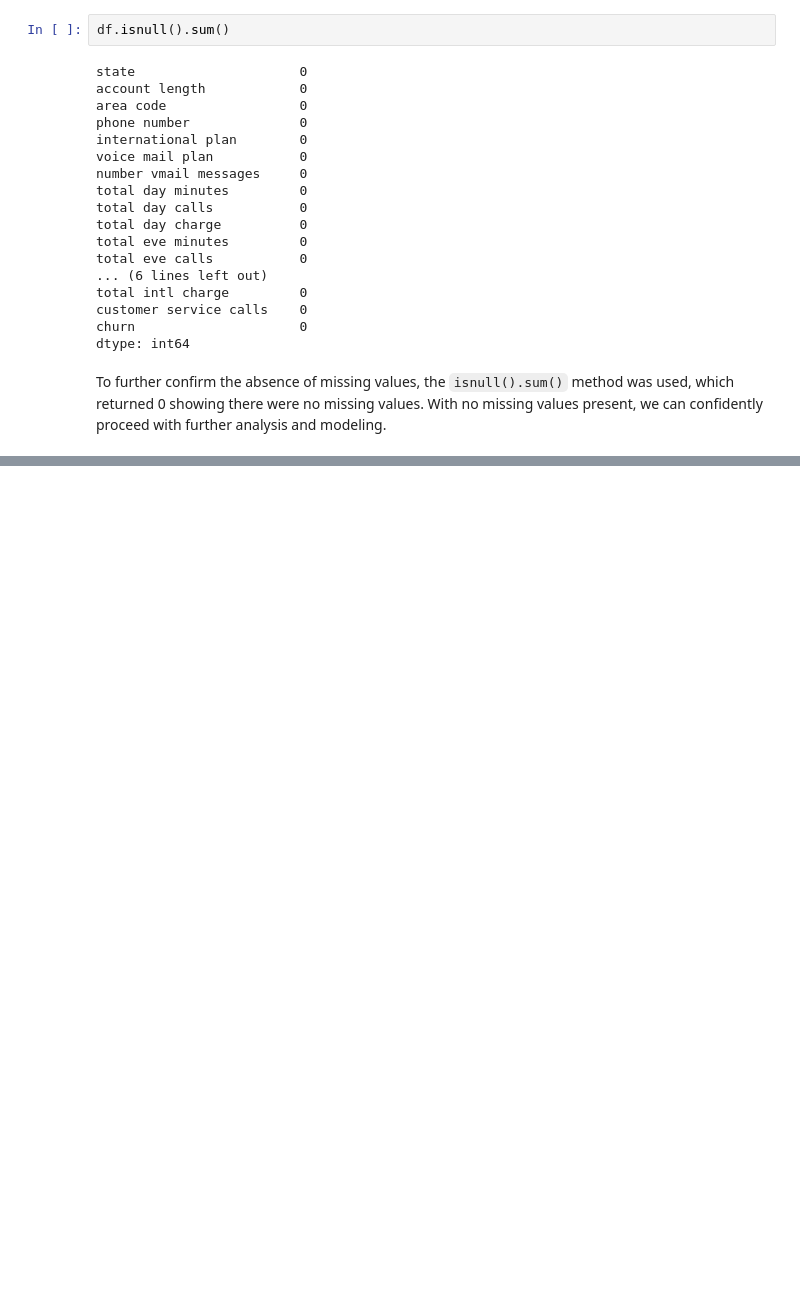
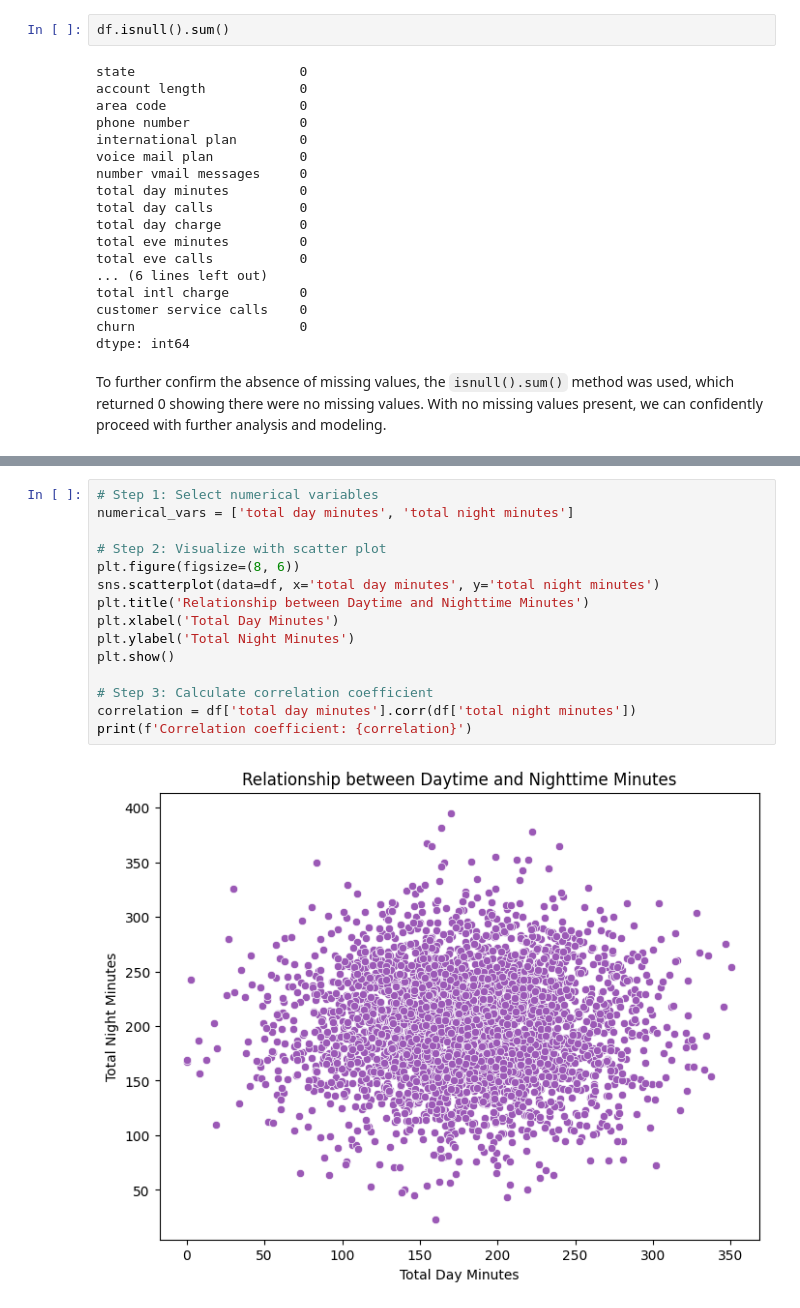
Before and after one commit to yunazzy/SyriaTel-Customer-Churn-Project, a Jupyter notebook: SyriaTel.ipynb, the cells around one changed output, grey strips where cells are left out. Drawn from its saved outputs; the diff is of its cells as text; blank space fills up the shorter version.

```diff
--- a/SyriaTel.ipynb
+++ b/SyriaTel.ipynb
@@ -138,0 +237,17 @@ df.describe()
+# %%
+# Step 1: Select numerical variables
+numerical_vars = ['total day minutes', 'total night minutes']
+
+# Step 2: Visualize with scatter plot
+plt.figure(figsize=(8, 6))
+sns.scatterplot(data=df, x='total day minutes', y='total night minutes')
+plt.title('Relationship between Daytime and Nighttime Minutes')
+plt.xlabel('Total Day Minutes')
+plt.ylabel('Total Night Minutes')
+plt.show()
+
+# Step 3: Calculate correlation coefficient
+correlation = df['total day minutes'].corr(df['total night minutes'])
+print(f'Correlation coefficient: {correlation}')
+# %% [output]
+[figure, added]
```
Also changed, not shown: parts of 29 cells of this notebook, 5 other files.
